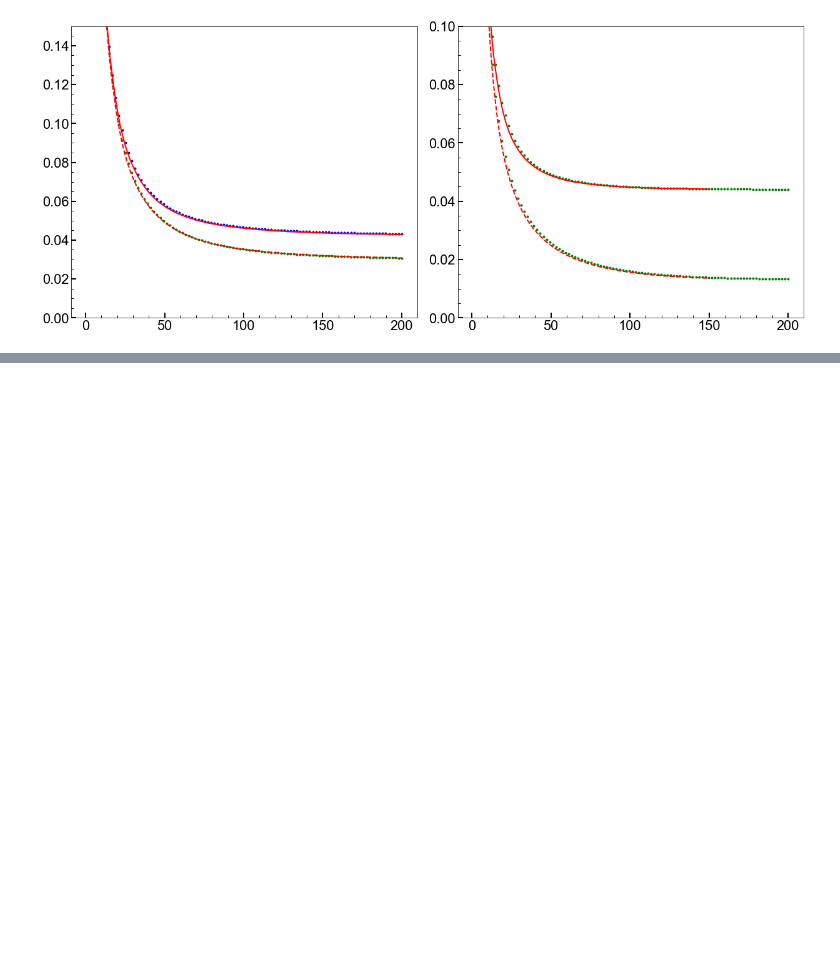
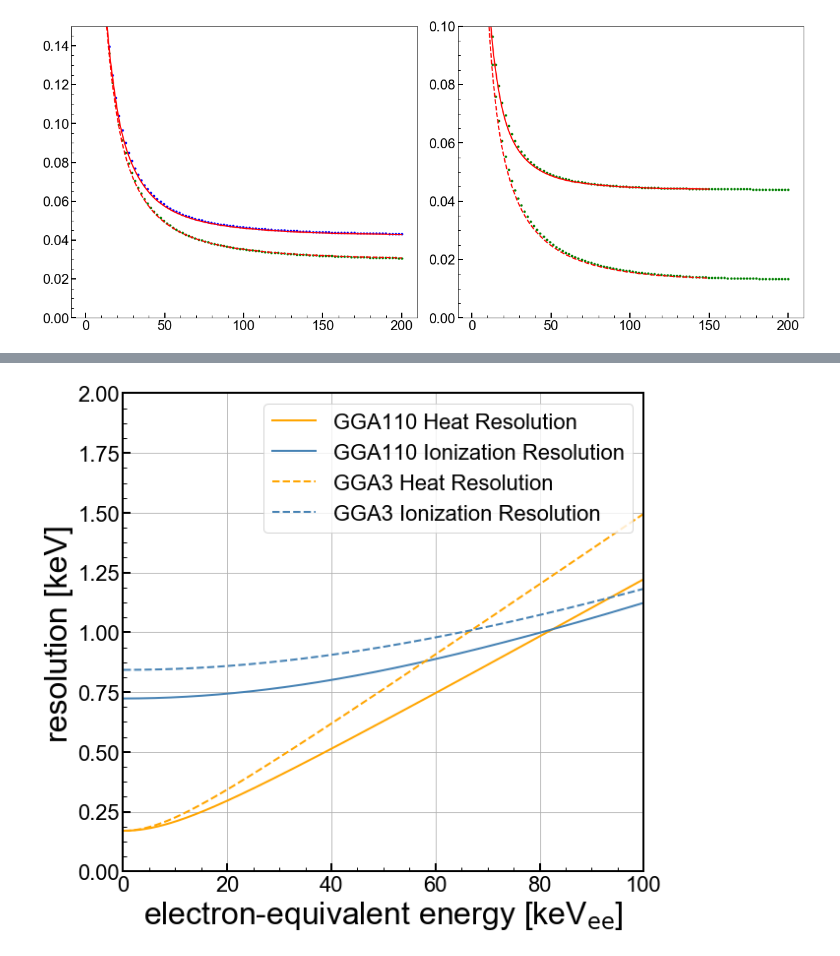
Before and after one commit to villano-lab/nrFano_paper2019, a Jupyter notebook: analysis_documentation/edelweiss_2004_resolutions.ipynb, the cells around one changed output, grey strips where cells are left out. Cells and saved outputs as stored; diff of their text form; code cells hidden in the pictures; blank space fills up the shorter version.

Commit message:
[ANV] updated the notes for shifting the resolution to the resolution notes

```diff
--- a/analysis_documentation/edelweiss_2004_resolutions.ipynb
+++ b/analysis_documentation/edelweiss_2004_resolutions.ipynb
@@ -227,0 +244,53 @@ heat resolution at 0keV, 122keV:
+# %%
+#start getting the resolutions
+import EdwRes as er
+
+aH=0.035
+FWHM_to_SIG = 1 / (2*np.sqrt(2*np.log(2)))
+heatRes_GGA110 = er.get_heatRes_func(0.4, 3.5)
+
+sigI_GGA110 = er.get_ionRes_func(1.1, 1.3, 3.0)
+
+heatRes_GGA3 = er.get_heatRes_func(0.4, 2.7,aH*FWHM_to_SIG)
+
+sigI_GGA3 = er.get_ionRes_func(1.3, 1.5, 3.1)
+
+sigh_GGA110v = np.vectorize(heatRes_GGA110)
+sigi_GGA110v = np.vectorize(sigI_GGA110)
+sigh_GGA3v = np.vectorize(heatRes_GGA3)
+sigi_GGA3v = np.vectorize(sigI_GGA3)
+# %%
+#set up a 1d plot
+fig,axes = plt.subplots(1,1,figsize=(9.0,8.0),sharex=True)
+ax1 = axes
+
+X = np.arange(0.1,100,0.1)
+
+ax1.plot(X,sigh_GGA110v(X),color='orange',linestyle='-',label='GGA110 Heat Resolution')
+ax1.plot(X,sigi_GGA110v(X),color='steelblue',linestyle='-',label='GGA110 Ionization Resolution')
+ax1.plot(X,sigh_GGA3v(X),color='orange',linestyle='--',label='GGA3 Heat Resolution')
+ax1.plot(X,sigi_GGA3v(X),color='steelblue',linestyle='--',label='GGA3 Ionization Resolution')
+
+#ax1.axvline(t(t_test[idx]), color='k', linestyle='-', lw=2, alpha=0.8,label=None)
+
+ymin = 0
+ymax = 2
+
+ax1.set_yscale('linear')
+#ax1.set_yscale('linear')
+ax1.set_xlim(0, 100)
+ax1.set_ylim(ymin,ymax)
+ax1.set_xlabel(r'electron-equivalent energy [keV$_{\mathrm{ee}}$]')
+ax1.set_ylabel('resolution [keV]')
+ax1.grid(True)
+#ax1.yaxis.grid(True,which='minor',linestyle='--')
+ax1.legend(loc=1,prop={'size':22})
+
+for axis in ['top','bottom','left','right']:
+  ax1.spines[axis].set_linewidth(2)
+
+plt.tight_layout()
+#plt.savefig('figures/figure.png')
+plt.show()
+# %% [output]
+[figure, added]
```
Also changed, not shown: parts of 4 cells of this notebook, 1 other file.
